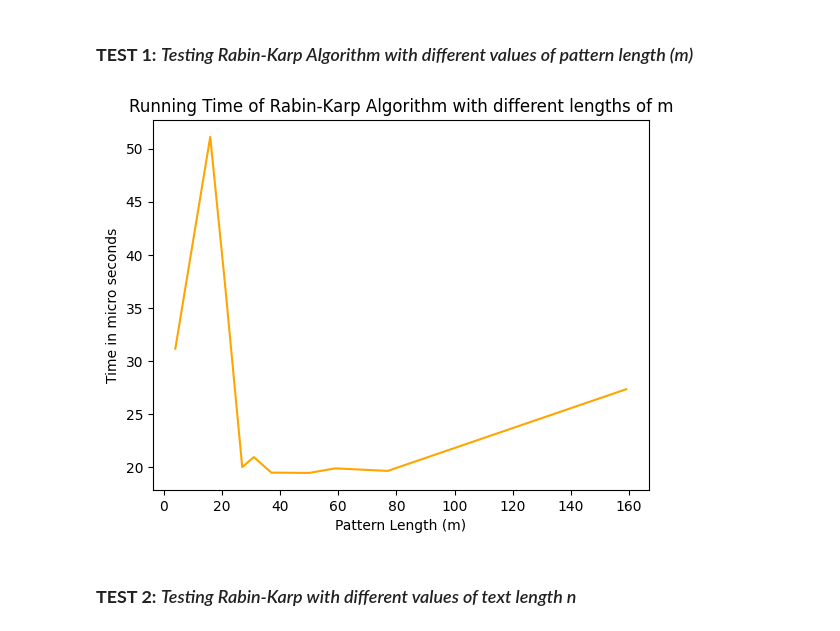
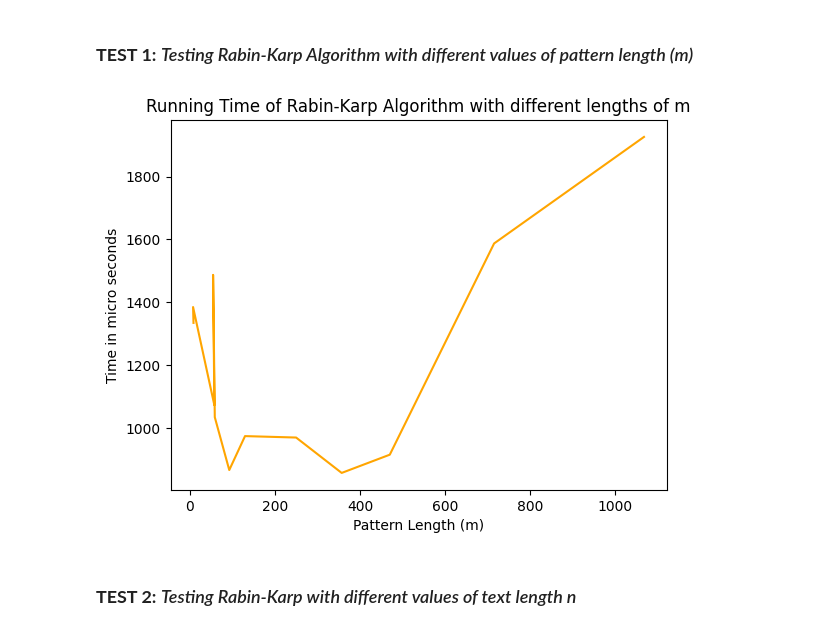
Before and after one commit to NeilanshTriesToCode/cosc-320-milestone4, a Jupyter notebook: Milestone 4.ipynb, the cells around one changed output. Saved outputs shown, nothing was run; the diff lists cells and outputs as text; code cells hidden in the pictures.

Commit message:
re-generated graphs for pattern length m

```diff
--- a/Milestone 4.ipynb
+++ b/Milestone 4.ipynb
@@ -399,12 +419,16 @@ def testLCS1(pattern):
 # and test with patterns of varying lengths, denoted by m
 
 # define patterns of varying lengths m
-patterns = ["Look", "Look at her face", "it's a wonderful face", "who could ever believe that", "I'm blue And if she ever leaves", "And when we go for a walk in the park",
-           "She's just my kind of girl, she makes me feel fine", "And if she ever leaves me what could I do, what could I do?", '''And when we go for a walk in the park
-And she holds me and squeezes my hand''',
-           '''Who could ever believe that she could be mine?
-She's just my kind of girl, without her I'm blue
-And if she ever leaves me what could I do, what could I do?''']
+patterns = ["Phylogeny", "sars-cov", "Severe Acute Respiratory Syndrome (SARS) outbreaks in 2002", "public health officials are concerned about the effects",
+            "Phylogeny of all sequences belonging to the UMRV phylogroup",
+            "Japanese encephalitis virus (JEV) is the most prevalent cause of viral encephalitis worldwide",
+            "genetically linking scFvs with GPI-attachment signal scFvs are expressed in the lipid raft of plasma membrane through a GPI anchor",
+            "Dendritic cell subsets in humans and mice express not only different patterns of toll-like receptors, but they have also partially distinct cytokine profiles. In particular, human mDC1 have a complex and quite unique regulation of cytokine production",
+            "Rabbits were immunized with pCAGGS-HeV F or pCAGGS-HeV G. Serum was collected from the immunized animals and tested in the original (16) MCR assay format. Briefly, 293 T cells transfected with NiV F/G concomitantly with Venus-YFP were infected with pseudotyped NiV and infection was measured 48 hrs post infection by reading the intensity of RFP expression.",
+            "Over the past decades, infectious disease outbreaks routinely devastated the world's urban and suburban population. The release of anthrax in 2001, the Severe Acute Respiratory Syndrome (SARS) outbreaks in 2002, and recent H1N1 swine flu outbreaks in 2009 are examples [1, 2, 3] . Lessons learned from those outbreaks include development of disease specific vaccines and effective outbreak detection algorithms that can be employed in biosurveillance systems [2, 4, 5] .",
+        "Coronaviruses, members of the Coronaviridae family and the Coronavirinae subfamily, are found in mammals and birds. 5 Coronaviruses are divided into four genera: α, β, γ and δ. The human coronaviruses HKU1 (strain named after discovery in the Hong Kong University), 7 OC43 (labeled with OC because these viruses are grown in 'Organ Culture'), 8 SARS-CoV and MERS-CoV belong to the genus β. 9 SARS-CoV and MERS-CoV are genetically subgrouped into lineages B and C, respectively. 9 MERS-CoV mainly causes respiratory diseases and systemic disorders. 10 Gastrointestinal symptoms, including diarrhea and queasiness, are also occasionally observed. 11, 12 Most MERS-CoV-infected individuals develop chronic comorbiditie",
+        "Saturated solutions of potassium acetate, magnesium chloride, potassium carbonate, magnesium nitrate, sodium chloride, potassium chloride, and potassium sulfate provided stable RH at 23%, 33%, 43%, 61%, 75%, 85%, and 98%, respectively. We also placed a battery-powered computer fan into the chamber to promote airflow and a more rapid establishment of an RH equilibrium.We regulated temperature by incubating the chamber in temperature-controlled rooms (14°C and 37°C), an incubator (25°C), or on a benchtop (19°C). To isolate the effect of temperature at a single RH of 75%, we incubated the chamber at additional temperatures of 22°C, 28°C, 31°C, 34°C, and 40°C. We selected 75% RH for this experiment for the following reasons. First, there were distinct differences in infectivity versus temperature at 75% RH (Fig. 1) . Second, 75% was near the middle of the range (60 to 85% RH) in which we saw the largest virus inactivation. Third, we were able to test a full range of temperatures at 75% RH. A sensor  placed inside the chamber logged the temperature and RH."
+        ]
 
 # define x and y axes for the plot
 patternLengths = []  # x
@@ -607,7 +631,7 @@ def testRabinKarp1(pattern):
     startTime = time.perf_counter()
 
     # for now only use one song lyric (keeping n constant)
-    text = articleTexts[0]
+    text = articleTexts[10000]
     rabin_karp_search(text, pattern)
 
     # end time
@@ -621,39 +645,42 @@ def testRabinKarp1(pattern):
 # %%
 # Test 1: Keeping n constant, and m variable
 # We'll only go through one text of length n
 # and test with patterns of varying lengths, denoted by m
 
 # define patterns of varying lengths m
-patterns = ["Look", "Look at her face", "it's a wonderful face", "who could ever believe that", "I'm blue And if she ever leaves", "And when we go for a walk in the park",
-           "She's just my kind of girl, she makes me feel fine", "And if she ever leaves me what could I do, what could I do?", '''And when we go for a walk in the park
-And she holds me and squeezes my hand''',
-           '''Who could ever believe that she could be mine?
-She's just my kind of girl, without her I'm blue
-And if she ever leaves me what could I do, what could I do?''']
-
+patterns = ["Phylogeny", "sars-cov", "Severe Acute Respiratory Syndrome (SARS) outbreaks in 2002", "public health officials are concerned about the effects",
+            "Phylogeny of all sequences belonging to the UMRV phylogroup",
+            "Japanese encephalitis virus (JEV) is the most prevalent cause of viral encephalitis worldwide",
+            "genetically linking scFvs with GPI-attachment signal scFvs are expressed in the lipid raft of plasma membrane through a GPI anchor",
+            "Dendritic cell subsets in humans and mice express not only different patterns of toll-like receptors, but they have also partially distinct cytokine profiles. In particular, human mDC1 have a complex and quite unique regulation of cytokine production",
+            "Rabbits were immunized with pCAGGS-HeV F or pCAGGS-HeV G. Serum was collected from the immunized animals and tested in the original (16) MCR assay format. Briefly, 293 T cells transfected with NiV F/G concomitantly with Venus-YFP were infected with pseudotyped NiV and infection was measured 48 hrs post infection by reading the intensity of RFP expression.",
+            "Over the past decades, infectious disease outbreaks routinely devastated the world's urban and suburban population. The release of anthrax in 2001, the Severe Acute Respiratory Syndrome (SARS) outbreaks in 2002, and recent H1N1 swine flu outbreaks in 2009 are examples [1, 2, 3] . Lessons learned from those outbreaks include development of disease specific vaccines and effective outbreak detection algorithms that can be employed in biosurveillance systems [2, 4, 5] .",
+        "Coronaviruses, members of the Coronaviridae family and the Coronavirinae subfamily, are found in mammals and birds. 5 Coronaviruses are divided into four genera: α, β, γ and δ. The human coronaviruses HKU1 (strain named after discovery in the Hong Kong University), 7 OC43 (labeled with OC because these viruses are grown in 'Organ Culture'), 8 SARS-CoV and MERS-CoV belong to the genus β. 9 SARS-CoV and MERS-CoV are genetically subgrouped into lineages B and C, respectively. 9 MERS-CoV mainly causes respiratory diseases and systemic disorders. 10 Gastrointestinal symptoms, including diarrhea and queasiness, are also occasionally observed. 11, 12 Most MERS-CoV-infected individuals develop chronic comorbiditie",
+        "Saturated solutions of potassium acetate, magnesium chloride, potassium carbonate, magnesium nitrate, sodium chloride, potassium chloride, and potassium sulfate provided stable RH at 23%, 33%, 43%, 61%, 75%, 85%, and 98%, respectively. We also placed a battery-powered computer fan into the chamber to promote airflow and a more rapid establishment of an RH equilibrium.We regulated temperature by incubating the chamber in temperature-controlled rooms (14°C and 37°C), an incubator (25°C), or on a benchtop (19°C). To isolate the effect of temperature at a single RH of 75%, we incubated the chamber at additional temperatures of 22°C, 28°C, 31°C, 34°C, and 40°C. We selected 75% RH for this experiment for the following reasons. First, there were distinct differences in infectivity versus temperature at 75% RH (Fig. 1) . Second, 75% was near the middle of the range (60 to 85% RH) in which we saw the largest virus inactivation. Third, we were able to test a full range of temperatures at 75% RH. A sensor  placed inside the chamber logged the temperature and RH."
+        ]
 # define x and y axes for the plot
 patternLengths = []  # x
 elapsedTime = []  # y
 
 # test KPM search for all patterns
 for i in range(len(patterns)):
     result = testRabinKarp1(patterns[i])
     patternLengths.append(result["m"])
     elapsedTime.append(result["elapsedTime"])
     # print(result)
 
 # print(patternLengths)
 # print(elapsedTime)
 
 # plot the graph
 plt.plot(patternLengths, elapsedTime, color="orange")
 plt.title("Running Time of Rabin-Karp Algorithm with different lengths of m")
 plt.xlabel("Pattern Length (m)")
 plt.ylabel("Time in micro seconds")
 
 plt.show()
 # %% [output]
-[figure, old version]
+[figure, new version]
 # %% [markdown]
 ### **TEST 2:** _Testing Rabin-Karp with different values of text length n_
 # %%
```
Also changed, not shown: parts of 5 cells of this notebook, 4 other files.
